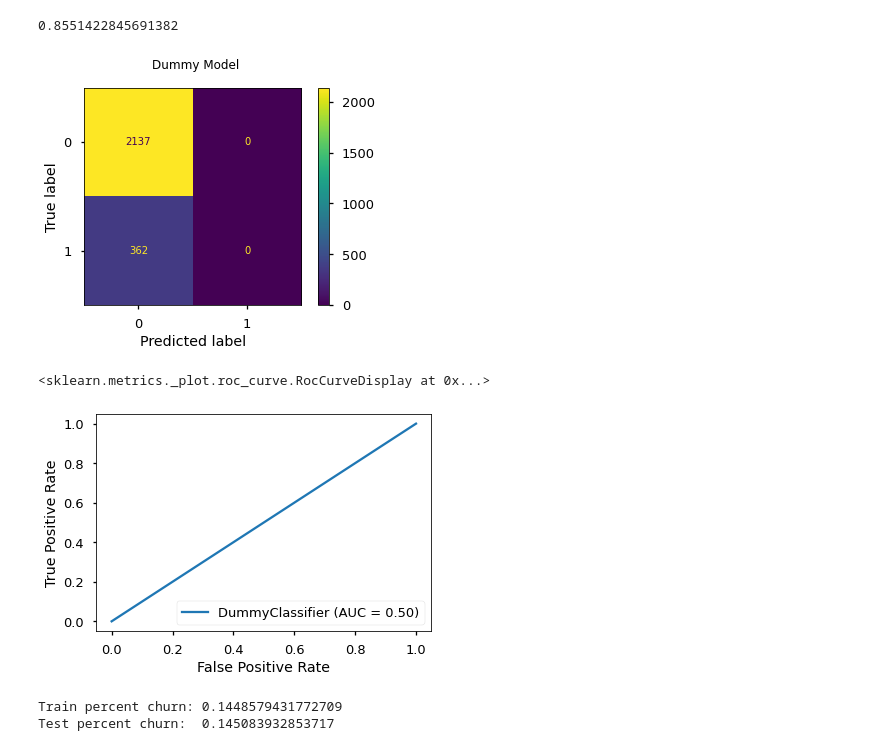
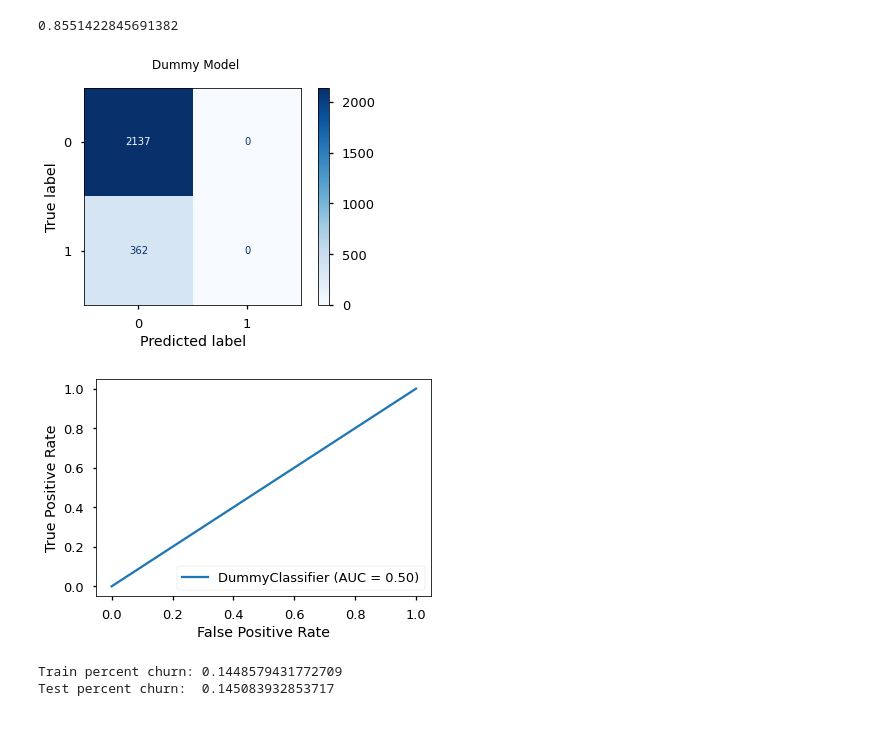
Before and after one commit to heathlikethecandybar/phase_4_project, a Jupyter notebook: phase_3/project/phase_3_notebook.ipynb, the cells around one changed output. Cells and saved outputs as stored; diff of their text form; code cells hidden in the pictures.

```diff
--- a/phase_3/project/phase_3_notebook.ipynb
+++ b/phase_3/project/phase_3_notebook.ipynb
@@ -101,7 +102,7 @@ div = []
 # %%
 # Importing data and viewing the first 5 rows
 
-df = pd.read_csv('data.csv')
+df = pd.read_csv('data/data.csv')
 
 df.head()
 # %% [output]
@@ -479,23 +464,23 @@ np.mean(cv_results)
 # %%
 # Visualize dummy model confusion matrix
 
 fig, ax = plt.subplots()
 
 fig.suptitle("Dummy Model")
 
 plot_confusion_matrix(dummy_model,
                       X_train,
                       y_train,
-                      ax=ax
-                      );
+                      ax=ax,
+                      cmap=plt.cm.Blues
+                     );
 # %% [output]
-[figure, old version]
+[figure, new version]
 # %%
 # Hallmark curve for dummy model
 
 plot_roc_curve(dummy_model, X_train, y_train);
 # %% [output]
-<sklearn.metrics._plot.roc_curve.RocCurveDisplay at 0x...>
 [figure]
 # %%
 # Looking for similar values for target distribution roughly 85/15.
```
Also changed, not shown: parts of 13 cells of this notebook.
